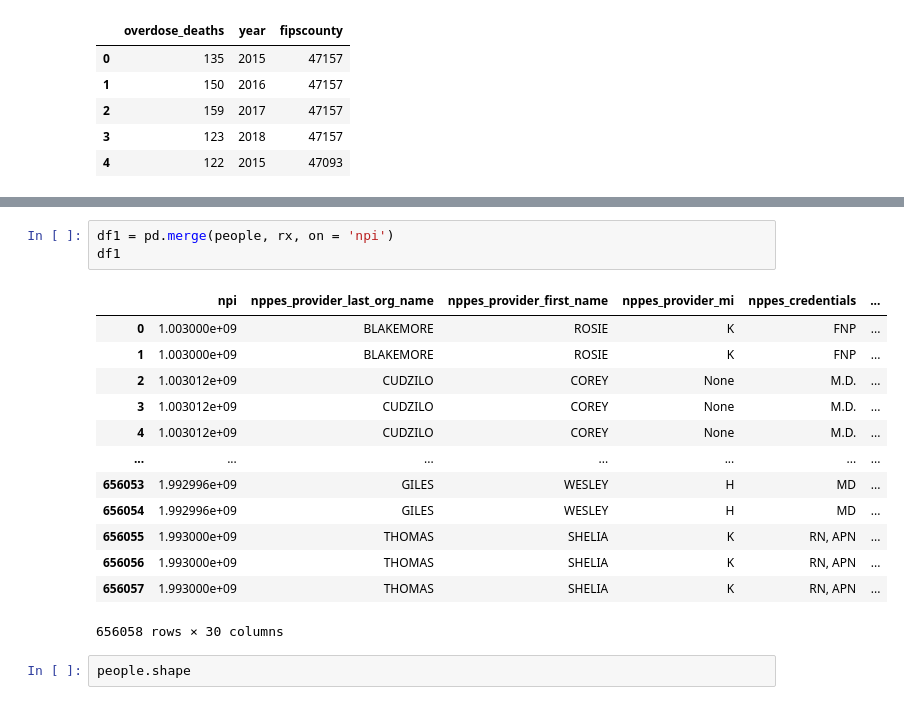
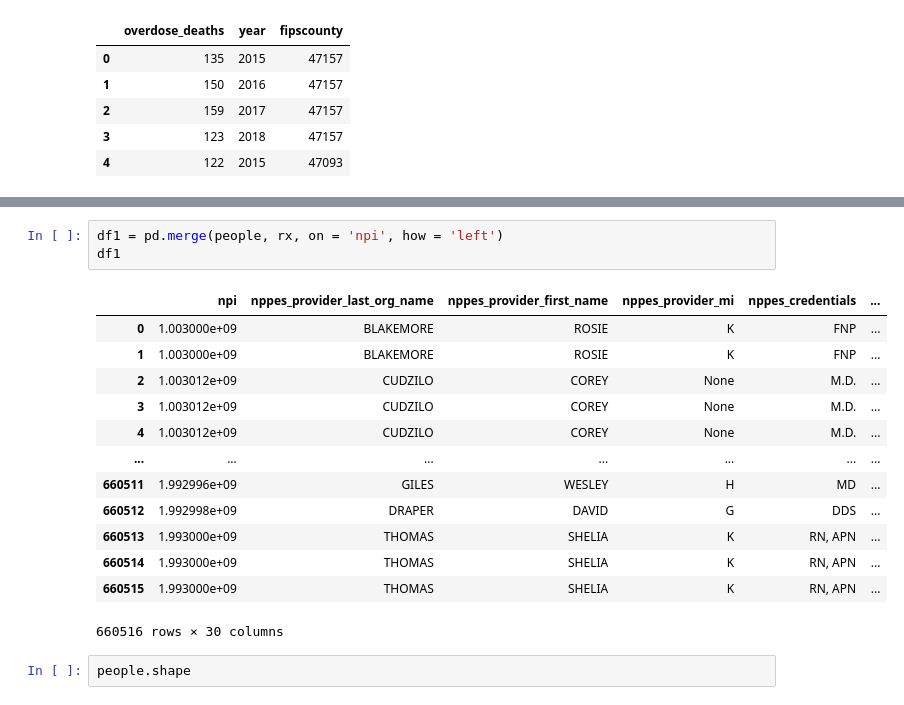
Before and after one commit to NSS-Data-Analytics-Cohort-12/prescribers-python-da12-v2-pandamore, a Jupyter notebook: notebooks/prescribers.ipynb, the cells around one changed output, grey strips where cells are left out. Cells and saved outputs as stored; diff of their text form.

```diff
--- a/notebooks/prescribers.ipynb
+++ b/notebooks/prescribers.ipynb
@@ -186,20 +223,20 @@ od_df.head()
 # %%
-df1 = pd.merge(people, rx, on = 'npi')
+df1 = pd.merge(people, rx, on = 'npi', how = 'left')
 df1
 # %% [output]
 |  | npi | nppes_provider_last_org_name | nppes_provider_first_name | nppes_provider_mi | nppes_credentials | ... |
 | 0 | 1.003000e+09 | BLAKEMORE | ROSIE | K | FNP | ... |
 | 1 | 1.003000e+09 | BLAKEMORE | ROSIE | K | FNP | ... |
 | 2 | 1.003012e+09 | CUDZILO | COREY | None | M.D. | ... |
 | 3 | 1.003012e+09 | CUDZILO | COREY | None | M.D. | ... |
 | 4 | 1.003012e+09 | CUDZILO | COREY | None | M.D. | ... |
 | ... | ... | ... | ... | ... | ... | ... |
-| 656053 | 1.992996e+09 | GILES | WESLEY | H | MD | ... |
-| 656054 | 1.992996e+09 | GILES | WESLEY | H | MD | ... |
-| 656055 | 1.993000e+09 | THOMAS | SHELIA | K | RN, APN | ... |
-| 656056 | 1.993000e+09 | THOMAS | SHELIA | K | RN, APN | ... |
-| 656057 | 1.993000e+09 | THOMAS | SHELIA | K | RN, APN | ... |
+| 660511 | 1.992996e+09 | GILES | WESLEY | H | MD | ... |
+| 660512 | 1.992998e+09 | DRAPER | DAVID | G | DDS | ... |
+| 660513 | 1.993000e+09 | THOMAS | SHELIA | K | RN, APN | ... |
+| 660514 | 1.993000e+09 | THOMAS | SHELIA | K | RN, APN | ... |
+| 660515 | 1.993000e+09 | THOMAS | SHELIA | K | RN, APN | ... |
-656058 rows × 30 columns
+660516 rows × 30 columns
 # %%
 people.shape
 # %% [output]
```
Also changed, not shown: parts of 33 cells of this notebook.
